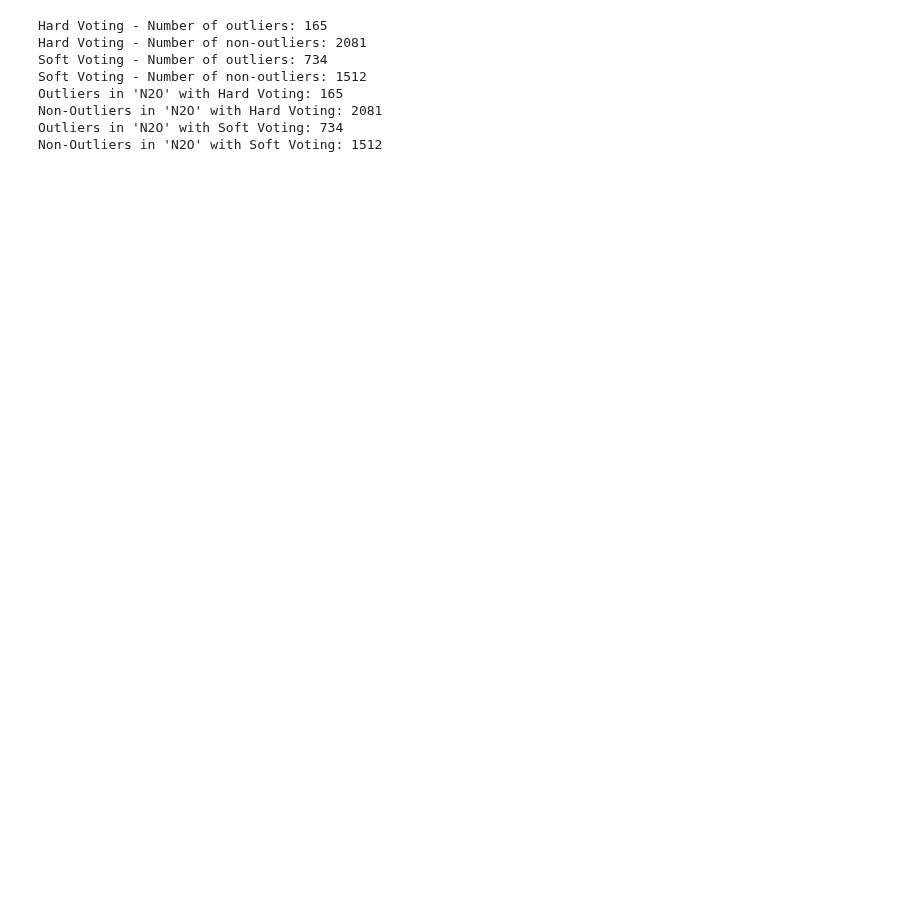
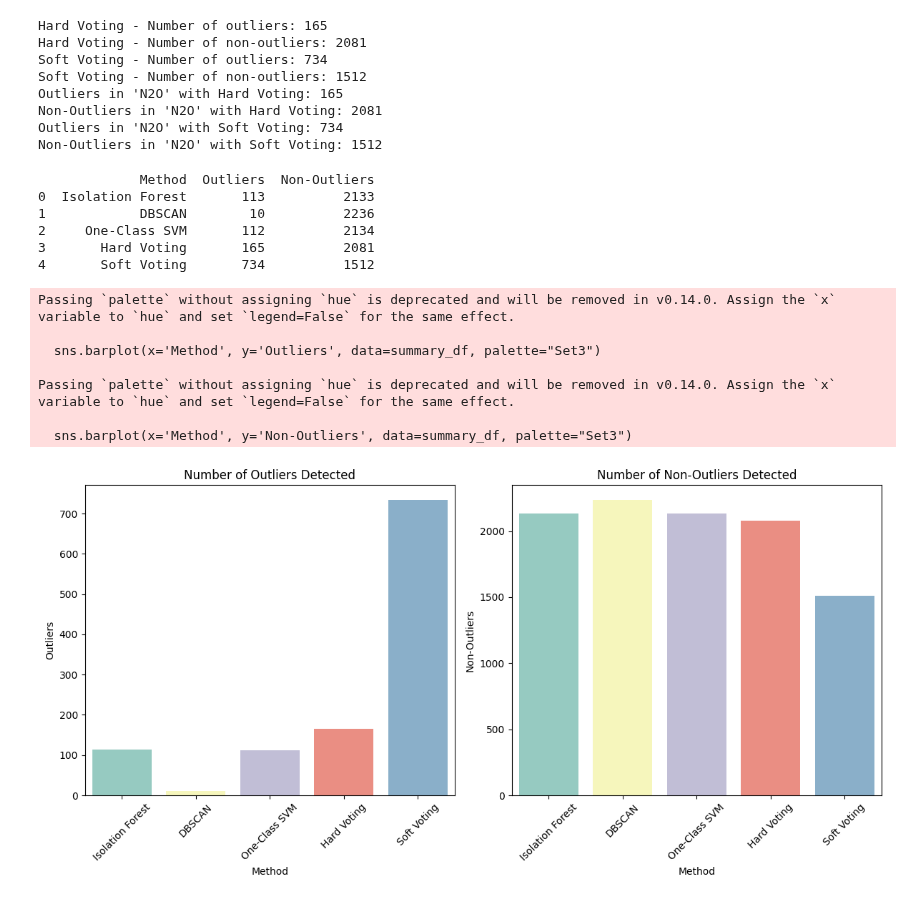
Before and after one commit to roniwahyu/outlier-detection2024, a Jupyter notebook: 09_04_1_Agricultural_N2O_IDO_Training_Testing_Plain_SWI_23052024.ipynb, the cells around one changed output. Saved outputs shown, nothing was run; the diff lists cells and outputs as text; code cells hidden in the pictures; blank space fills up the shorter version.

```diff
--- a/09_04_1_Agricultural_N2O_IDO_Training_Testing_Plain_SWI_23052024.ipynb
+++ b/09_04_1_Agricultural_N2O_IDO_Training_Testing_Plain_SWI_23052024.ipynb
@@ -239,3 +239,6 @@ hard_voting_pred = np.apply_along_axis(lambda x: -1 if np.sum(x == -1) > 1 else
 # Combine predictions using soft voting
 combined_pred_soft = np.array([iso_forest.decision_function(scaled_features), dbscan_pred, ocsvm.decision_function(scaled_features)]).T
 soft_voting_pred = np.apply_along_axis(lambda x: -1 if np.mean(x) < 0 else 1, axis=1, arr=combined_pred_soft)
+# %%
+file_path = '01.Dataset-Rofiqul/BeforeRemoveOutliers/011_N2O_Soft_Voting_agriculture_dataset.csv'
+data = pd.read_csv(file_path)
@@ -275,3 +294,61 @@ Outliers in 'N2O' with Hard Voting: 165
 Non-Outliers in 'N2O' with Hard Voting: 2081
 Outliers in 'N2O' with Soft Voting: 734
 Non-Outliers in 'N2O' with Soft Voting: 1512
+# %%
+# Summary of outliers detection
+outlier_summary = {
+    'Method': ['Isolation Forest', 'DBSCAN', 'One-Class SVM', 'Hard Voting', 'Soft Voting'],
+    'Outliers': [
+        np.sum(data['IF_Outlier'] == -1),
+        np.sum(data['DBSCAN_Outlier'] == -1),
+        np.sum(data['OCSVM_Outlier'] == -1),
+        hard_outlier_count,
+        soft_outlier_count
+    ],
+    'Non-Outliers': [
+        np.sum(data['IF_Outlier'] == 1),
+        np.sum(data['DBSCAN_Outlier'] != -1),
+        np.sum(data['OCSVM_Outlier'] == 1),
+        hard_non_outlier_count,
+        soft_non_outlier_count
+    ]
+}
+# %%
+summary_df = pd.DataFrame(outlier_summary)
+# Save the summary to a CSV file
+summary_df.to_csv('01.Dataset-Rofiqul/BeforeRemoveOutliers/015_outlier_voting_summary.csv', index=False)
+print(summary_df)
+# %% [output]
+             Method  Outliers  Non-Outliers
+0  Isolation Forest       113          2133
+1            DBSCAN        10          2236
+2     One-Class SVM       112          2134
+3       Hard Voting       165          2081
+4       Soft Voting       734          1512
+# %%
+# Visualization of summary outlier and voting
+plt.figure(figsize=(12, 6))
+
+# Plot for Outliers
+plt.subplot(1, 2, 1)
+sns.barplot(x='Method', y='Outliers', data=summary_df, palette="Set3")
+plt.title('Number of Outliers Detected')
+plt.xticks(rotation=45)
+
+# Plot for Non-Outliers
+plt.subplot(1, 2, 2)
+sns.barplot(x='Method', y='Non-Outliers', data=summary_df, palette="Set3")
+plt.title('Number of Non-Outliers Detected')
+plt.xticks(rotation=45)
+# plt.savefig('01.Dataset-Rofiqul/Visual/BeforeRemoveOutliers/001_OutlierDetectedHardSoftVoting.png')
+plt.tight_layout()
+plt.show()
+# %% [output]
+Passing `palette` without assigning `hue` is deprecated and will be removed in v0.14.0. Assign the `x` variable to `hue` and set `legend=False` for the same effect.
+
+  sns.barplot(x='Method', y='Outliers', data=summary_df, palette="Set3")
+
+Passing `palette` without assigning `hue` is deprecated and will be removed in v0.14.0. Assign the `x` variable to `hue` and set `legend=False` for the same effect.
+
+  sns.barplot(x='Method', y='Non-Outliers', data=summary_df, palette="Set3")
+[figure, added]
```
Also changed, not shown: parts of 3 cells of this notebook, 3 other files.
